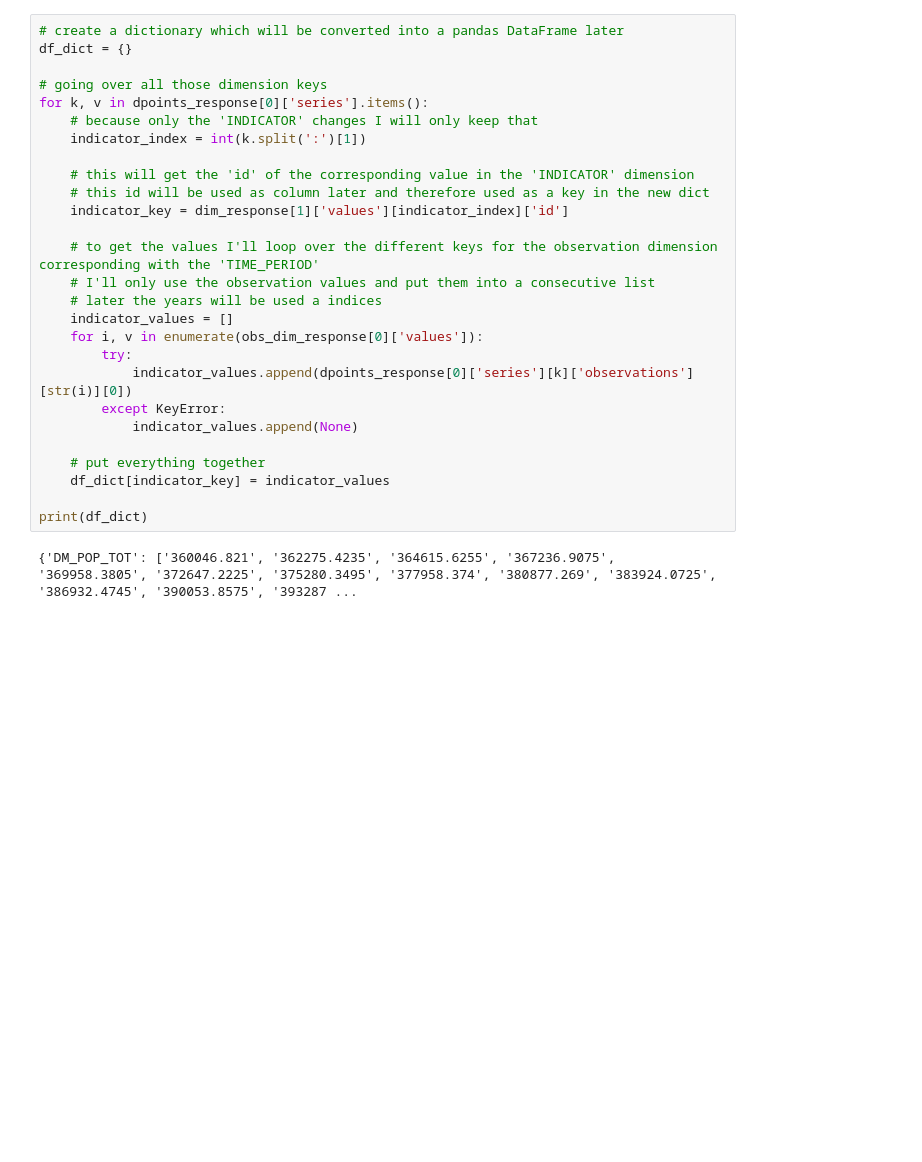
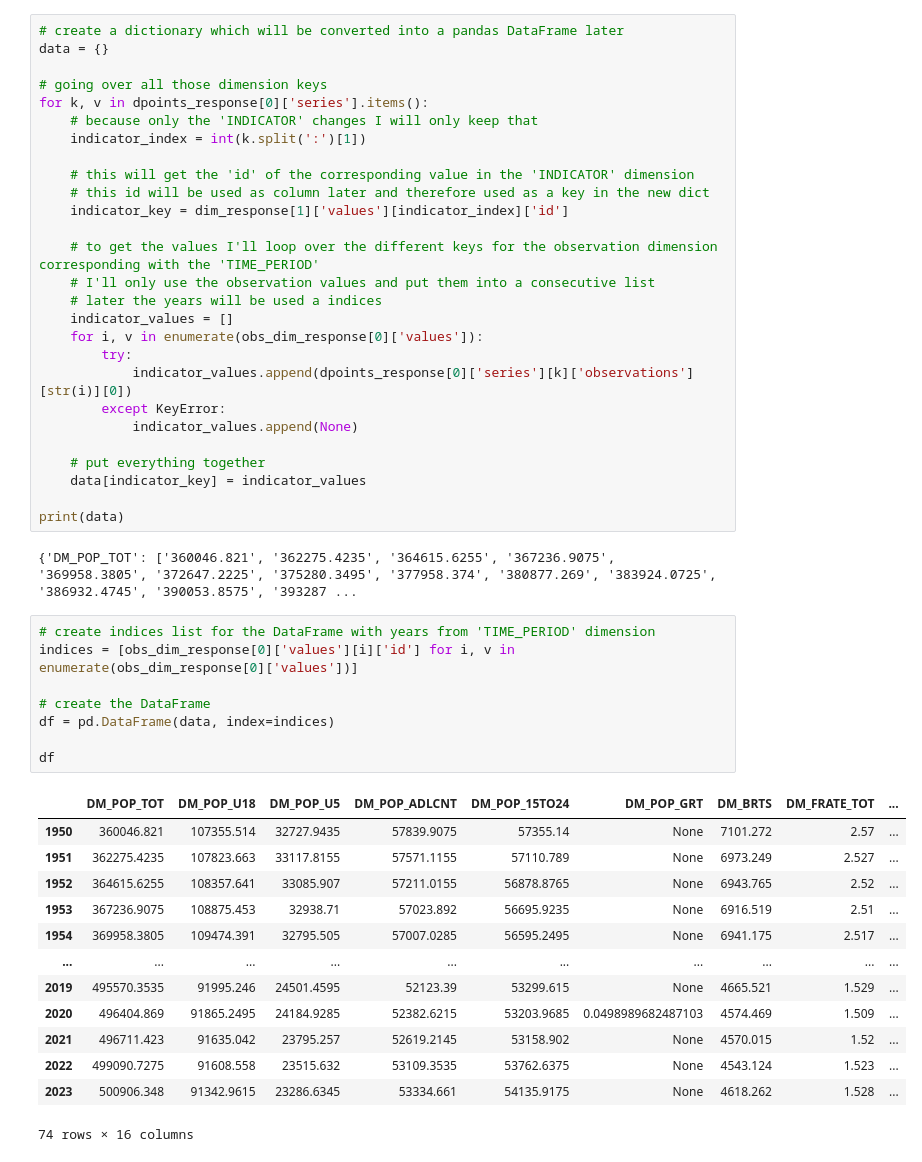
Before and after one commit to felixschwebel/UNICEF-SDMX-API, a Jupyter notebook: UNICEF_SDMX_API.ipynb, the cells around one changed output. Cells and saved outputs as stored; diff of their text form; blank space fills up the shorter version.

Commit message:
create DataFrame

```diff
--- a/UNICEF_SDMX_API.ipynb
+++ b/UNICEF_SDMX_API.ipynb
@@ -374,7 +374,7 @@ Observation footnote: None
 Let's explore how the number of births in Western Europe changed over the years. To do this I'll create a DataFrame with the desired values.
 # %%
 # create a dictionary which will be converted into a pandas DataFrame later
-df_dict = {}
+data = {}
 
 # going over all those dimension keys
 for k, v in dpoints_response[0]['series'].items():
@@ -396,8 +396,30 @@ for k, v in dpoints_response[0]['series'].items():
             indicator_values.append(None)
 
     # put everything together
-    df_dict[indicator_key] = indicator_values
+    data[indicator_key] = indicator_values
 
-print(df_dict)
+print(data)
 # %% [output]
 {'DM_POP_TOT': ['360046.821', '362275.4235', '364615.6255', '367236.9075', '369958.3805', '372647.2225', '375280.3495', '377958.374', '380877.269', '383924.0725', '386932.4745', '390053.8575', '393287 ...
+# %%
+# create indices list for the DataFrame with years from 'TIME_PERIOD' dimension
+indices = [obs_dim_response[0]['values'][i]['id'] for i, v in enumerate(obs_dim_response[0]['values'])]
+
+# create the DataFrame
+df = pd.DataFrame(data, index=indices)
+
+df
+# %% [output]
+|  | DM_POP_TOT | DM_POP_U18 | DM_POP_U5 | DM_POP_ADLCNT | DM_POP_15TO24 | DM_POP_GRT | DM_BRTS | DM_FRATE_TOT | ... |
+| 1950 | 360046.821 | 107355.514 | 32727.9435 | 57839.9075 | 57355.14 | None | 7101.272 | 2.57 | ... |
+| 1951 | 362275.4235 | 107823.663 | 33117.8155 | 57571.1155 | 57110.789 | None | 6973.249 | 2.527 | ... |
+| 1952 | 364615.6255 | 108357.641 | 33085.907 | 57211.0155 | 56878.8765 | None | 6943.765 | 2.52 | ... |
+| 1953 | 367236.9075 | 108875.453 | 32938.71 | 57023.892 | 56695.9235 | None | 6916.519 | 2.51 | ... |
+| 1954 | 369958.3805 | 109474.391 | 32795.505 | 57007.0285 | 56595.2495 | None | 6941.175 | 2.517 | ... |
+| ... | ... | ... | ... | ... | ... | ... | ... | ... | ... |
+| 2019 | 495570.3535 | 91995.246 | 24501.4595 | 52123.39 | 53299.615 | None | 4665.521 | 1.529 | ... |
+| 2020 | 496404.869 | 91865.2495 | 24184.9285 | 52382.6215 | 53203.9685 | 0.0498989682487103 | 4574.469 | 1.509 | ... |
+| 2021 | 496711.423 | 91635.042 | 23795.257 | 52619.2145 | 53158.902 | None | 4570.015 | 1.52 | ... |
+| 2022 | 499090.7275 | 91608.558 | 23515.632 | 53109.3535 | 53762.6375 | None | 4543.124 | 1.523 | ... |
+| 2023 | 500906.348 | 91342.9615 | 23286.6345 | 53334.661 | 54135.9175 | None | 4618.262 | 1.528 | ... |
+74 rows × 16 columns
```
